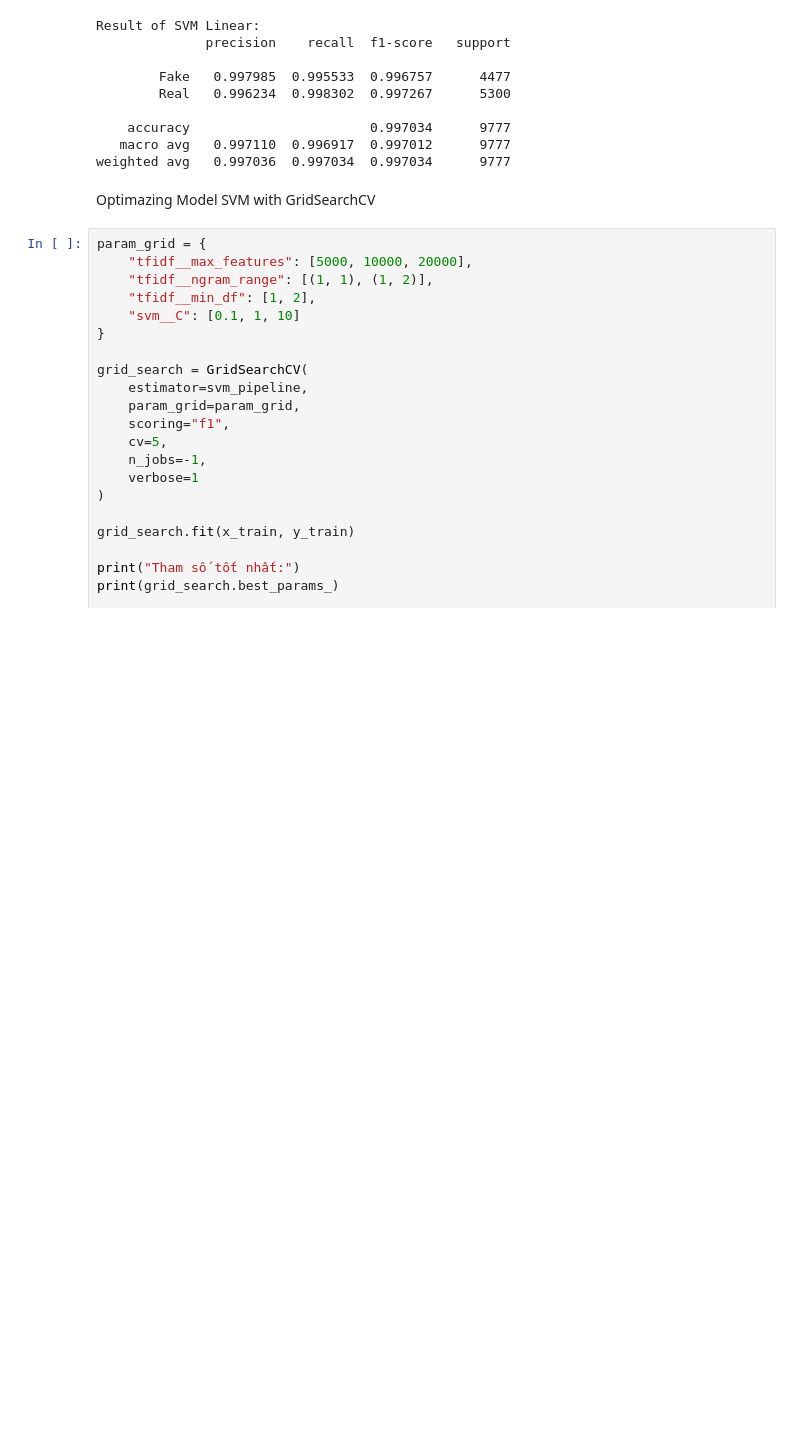
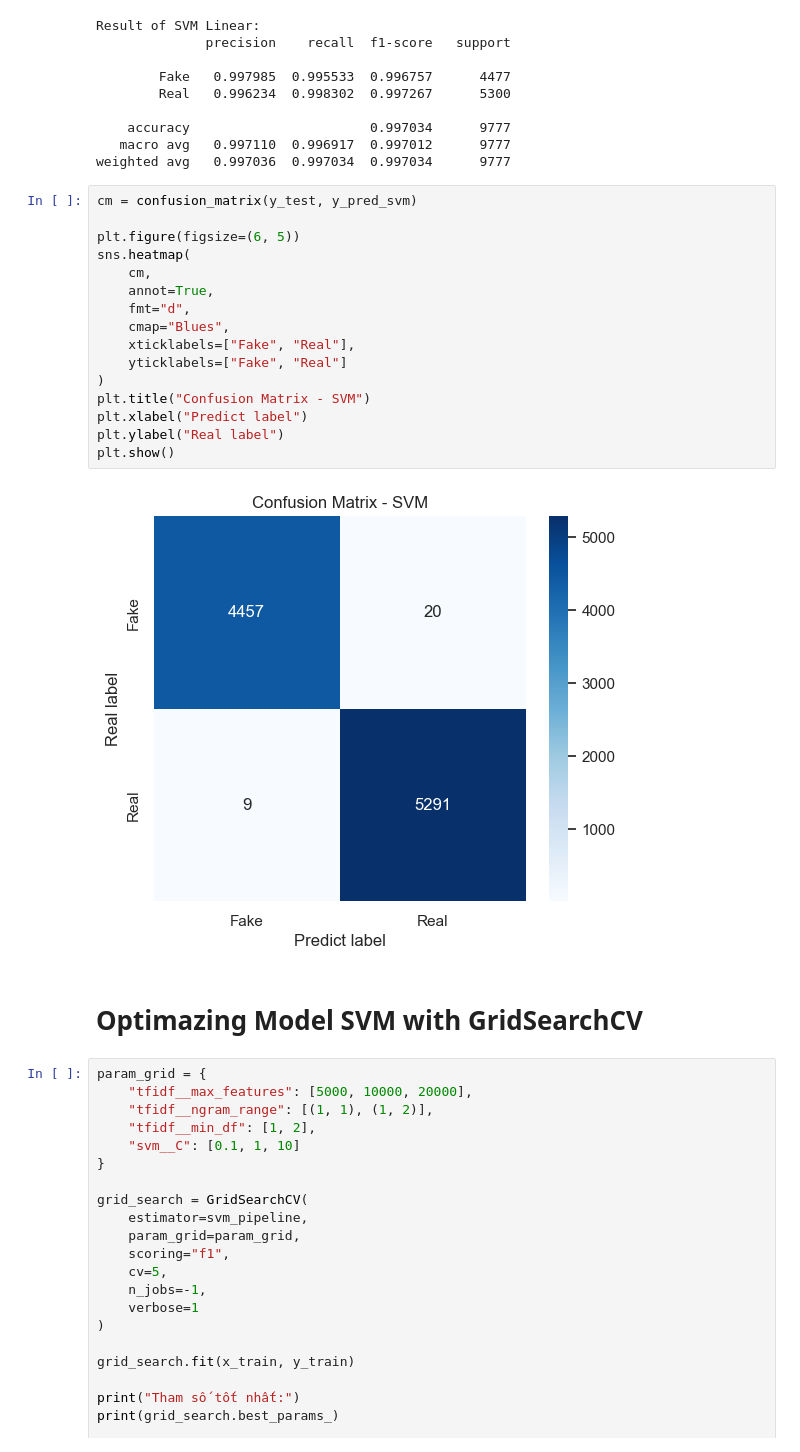
Before and after one commit to dtcls/ML, a Jupyter notebook: Main/FakeNewDetection.ipynb, the cells around one changed output. Cells and saved outputs as stored; diff of their text form; blank space fills up the shorter version.

```diff
--- a/Main/FakeNewDetection.ipynb
+++ b/Main/FakeNewDetection.ipynb
@@ -271,8 +707,26 @@ Result of SVM Linear:
     accuracy                       0.997034      9777
    macro avg   0.997110  0.996917  0.997012      9777
 weighted avg   0.997036  0.997034  0.997034      9777
+# %%
+cm = confusion_matrix(y_test, y_pred_svm)
+
+plt.figure(figsize=(6, 5))
+sns.heatmap(
+    cm,
+    annot=True,
+    fmt="d",
+    cmap="Blues",
+    xticklabels=["Fake", "Real"],
+    yticklabels=["Fake", "Real"]
+)
+plt.title("Confusion Matrix - SVM")
+plt.xlabel("Predict label")
+plt.ylabel("Real label")
+plt.show()
+# %% [output]
+[figure, added]
 # %% [markdown]
-Optimazing Model SVM with GridSearchCV
+# Optimazing Model SVM with GridSearchCV
 # %%
 param_grid = {
     "tfidf__max_features": [5000, 10000, 20000],
```
Also changed, not shown: parts of 33 cells of this notebook.
